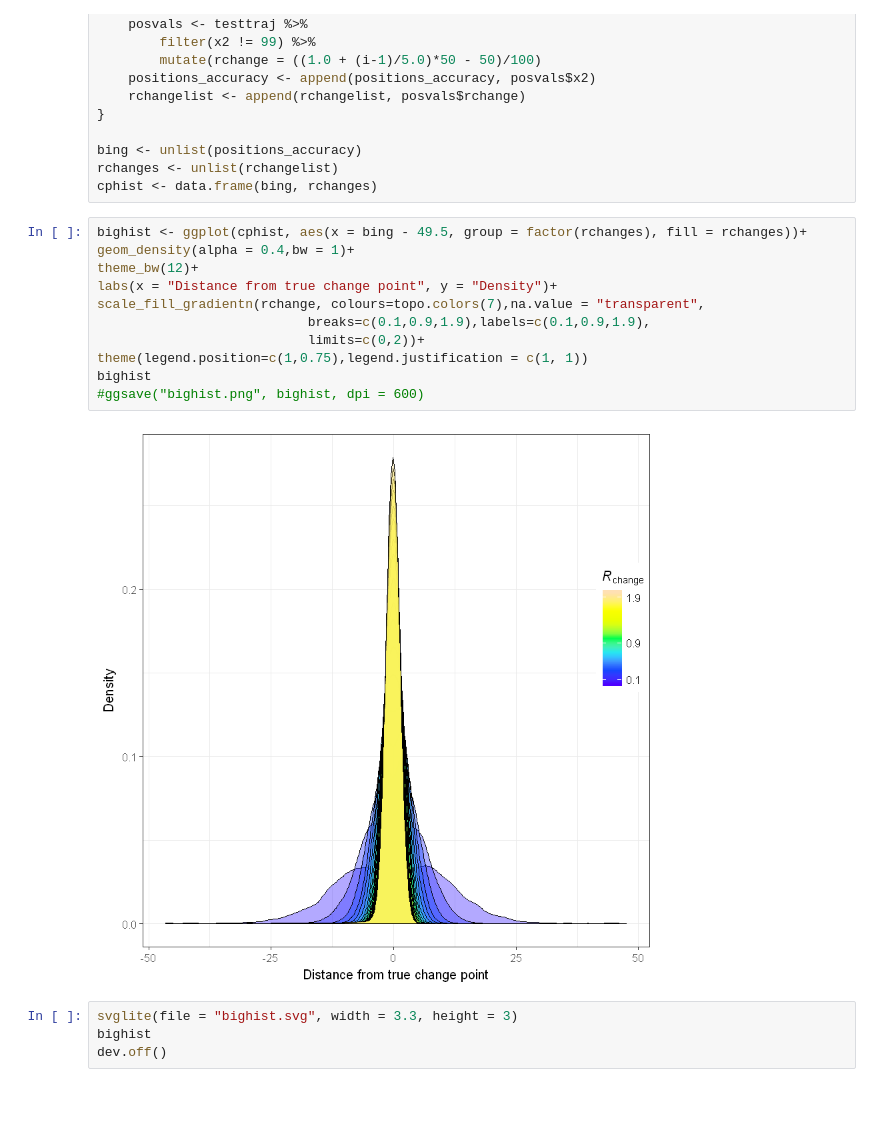
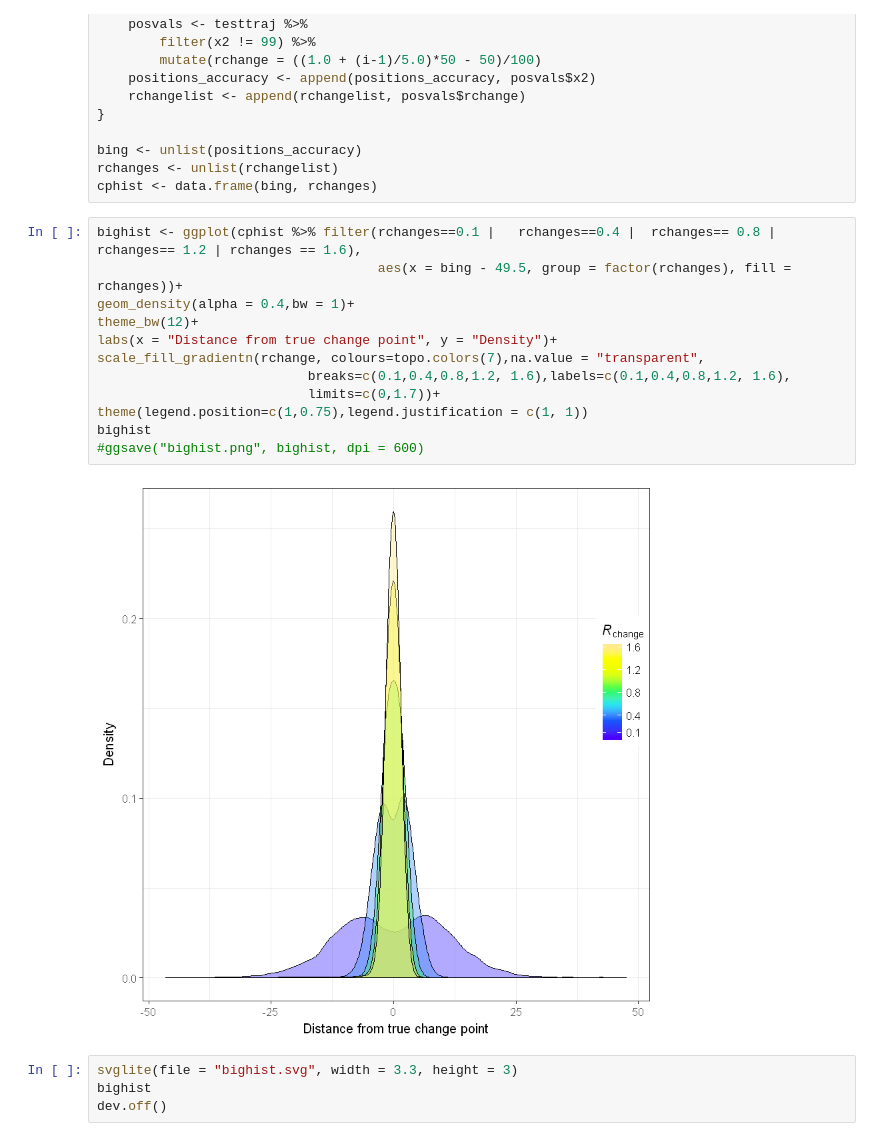
Before and after one commit to duderstadt-lab/Julia_KCP_Notebooks, a Jupyter notebook: SimulationsandFigures/SingleChangePoint.ipynb, the cells around one changed output. Drawn from its saved outputs; the diff is of its cells as text; blank space fills up the shorter version.

Commit message:
Tweaked histogram figure

```diff
--- a/SimulationsandFigures/SingleChangePoint.ipynb
+++ b/SimulationsandFigures/SingleChangePoint.ipynb
@@ -163,18 +163,19 @@ bing <- unlist(positions_accuracy)
 rchanges <- unlist(rchangelist)
 cphist <- data.frame(bing, rchanges)
 # %%
-bighist <- ggplot(cphist, aes(x = bing - 49.5, group = factor(rchanges), fill = rchanges))+
+bighist <- ggplot(cphist %>% filter(rchanges==0.1 |   rchanges==0.4 |  rchanges== 0.8 | rchanges== 1.2 | rchanges == 1.6),
+                                    aes(x = bing - 49.5, group = factor(rchanges), fill = rchanges))+
 geom_density(alpha = 0.4,bw = 1)+
 theme_bw(12)+
 labs(x = "Distance from true change point", y = "Density")+
 scale_fill_gradientn(rchange, colours=topo.colors(7),na.value = "transparent",
-                           breaks=c(0.1,0.9,1.9),labels=c(0.1,0.9,1.9),
-                           limits=c(0,2))+
+                           breaks=c(0.1,0.4,0.8,1.2, 1.6),labels=c(0.1,0.4,0.8,1.2, 1.6),
+                           limits=c(0,1.7))+
 theme(legend.position=c(1,0.75),legend.justification = c(1, 1))
 bighist
 #ggsave("bighist.png", bighist, dpi = 600)
 # %% [output]
-[figure, old version]
+[figure, new version]
 # %%
 svglite(file = "bighist.svg", width = 3.3, height = 3)
 bighist
```
Also changed, not shown: parts of 5 cells of this notebook, 4 other files.
